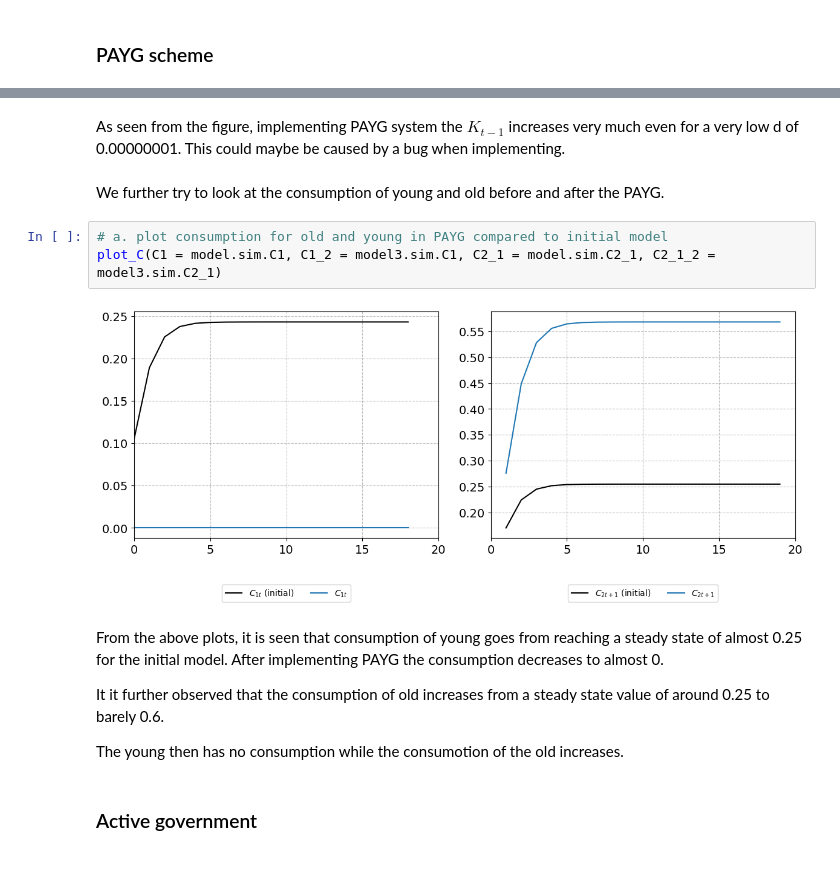
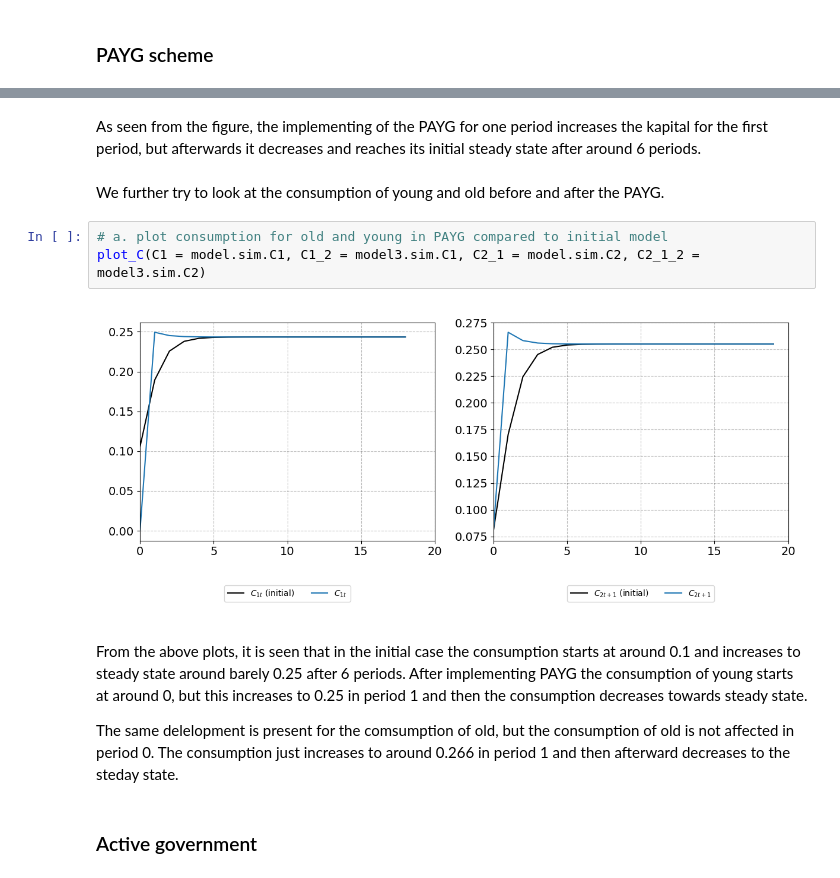
Before and after one commit to NumEconCopenhagen/projects-2023-cbjk, a Jupyter notebook: modelproject/modelproject.ipynb, the cells around one changed output, grey strips where cells are left out. Drawn from its saved outputs; the diff is of its cells as text.

```diff
--- a/modelproject/modelproject.ipynb
+++ b/modelproject/modelproject.ipynb
@@ -309,18 +360,16 @@ plot_K(model3.sim.K_lag, K_lag_int = K_lag_int, K_lag_old = K_lag_tech)
-# %% [markdown]
-As seen from the figure, implementing PAYG system the $K_{t-1}$ increases very much even for a very low d of 0.00000001. This could maybe be caused by a bug when implementing.
+# %% [markdown]
+As seen from the figure, the implementing of the PAYG for one period increases the kapital for the first period, but afterwards it decreases and reaches its initial steady state after around 6 periods.
 # %% [markdown]
 We further try to look at the consumption of young and old before and after the PAYG.
 # %%
 # a. plot consumption for old and young in PAYG compared to initial model
-plot_C(C1 = model.sim.C1, C1_2 = model3.sim.C1, C2_1 = model.sim.C2_1, C2_1_2 = model3.sim.C2_1)
+plot_C(C1 = model.sim.C1, C1_2 = model3.sim.C1, C2_1 = model.sim.C2, C2_1_2 = model3.sim.C2)
 # %% [output]
-[figure, old version]
+[figure, new version]
-# %% [markdown]
-From the above plots, it is seen that consumption of young goes from reaching a steady state of almost 0.25 for the initial model. After implementing PAYG the consumption decreases to almost 0.
-
-It it further observed that the consumption of old increases from a steady state value of around 0.25 to barely 0.6.
-
-The young then has no consumption while the consumotion of the old increases.
+# %% [markdown]
+From the above plots, it is seen that in the initial case the consumption starts at around 0.1 and increases to steady state around barely 0.25 after 6 periods. After implementing PAYG the consumption of young starts at around 0, but this increases to 0.25 in period 1 and then the consumption decreases towards steady state.
+
+The same delelopment is present for the comsumption of old, but the consumption of old is not affected in period 0. The consumption just increases to around 0.266 in period 1 and then afterward decreases to the steday state.
 # %% [markdown]
 ### Active government
 # %% [markdown]
```
Also changed, not shown: parts of 30 cells of this notebook, 2 other files.
